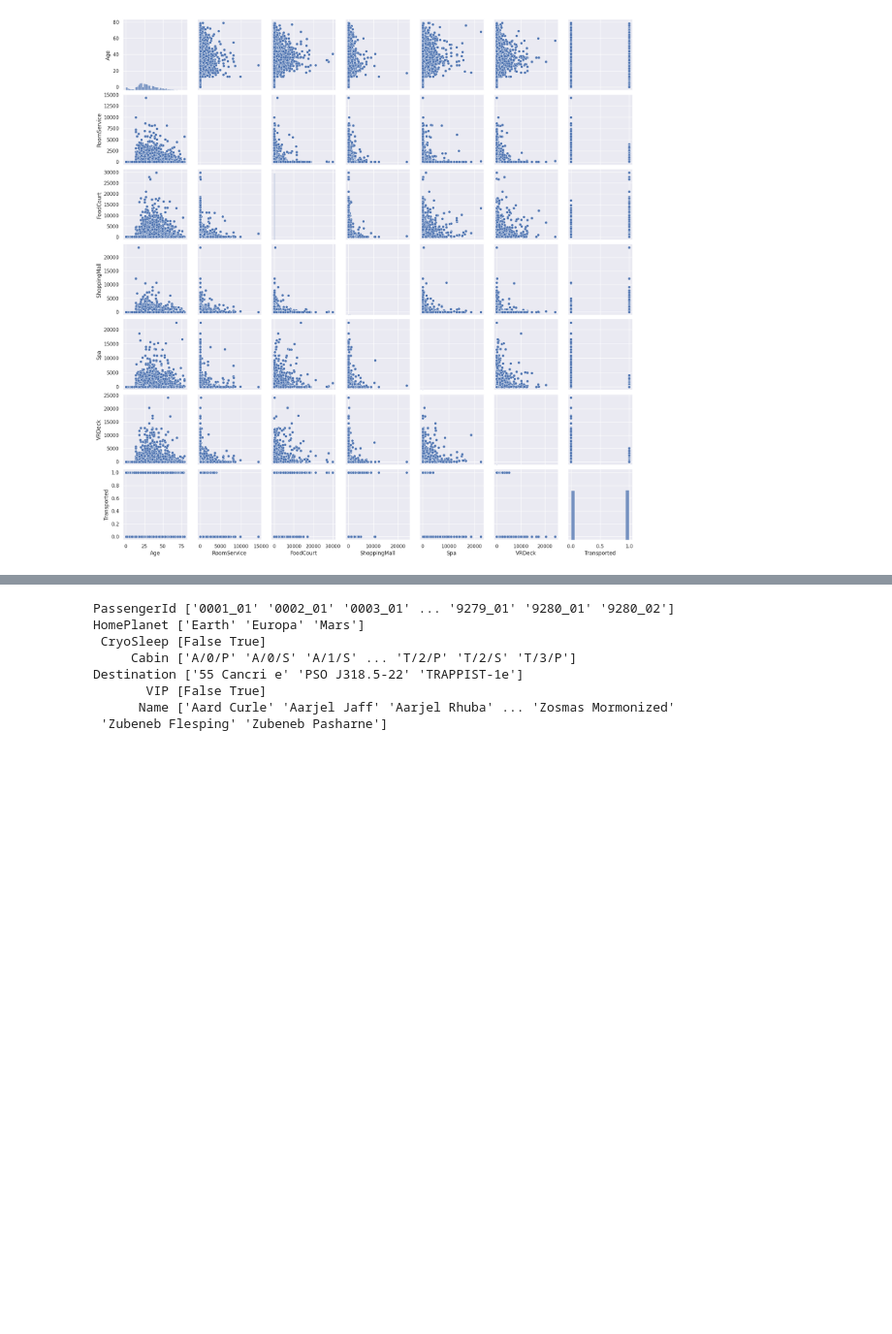
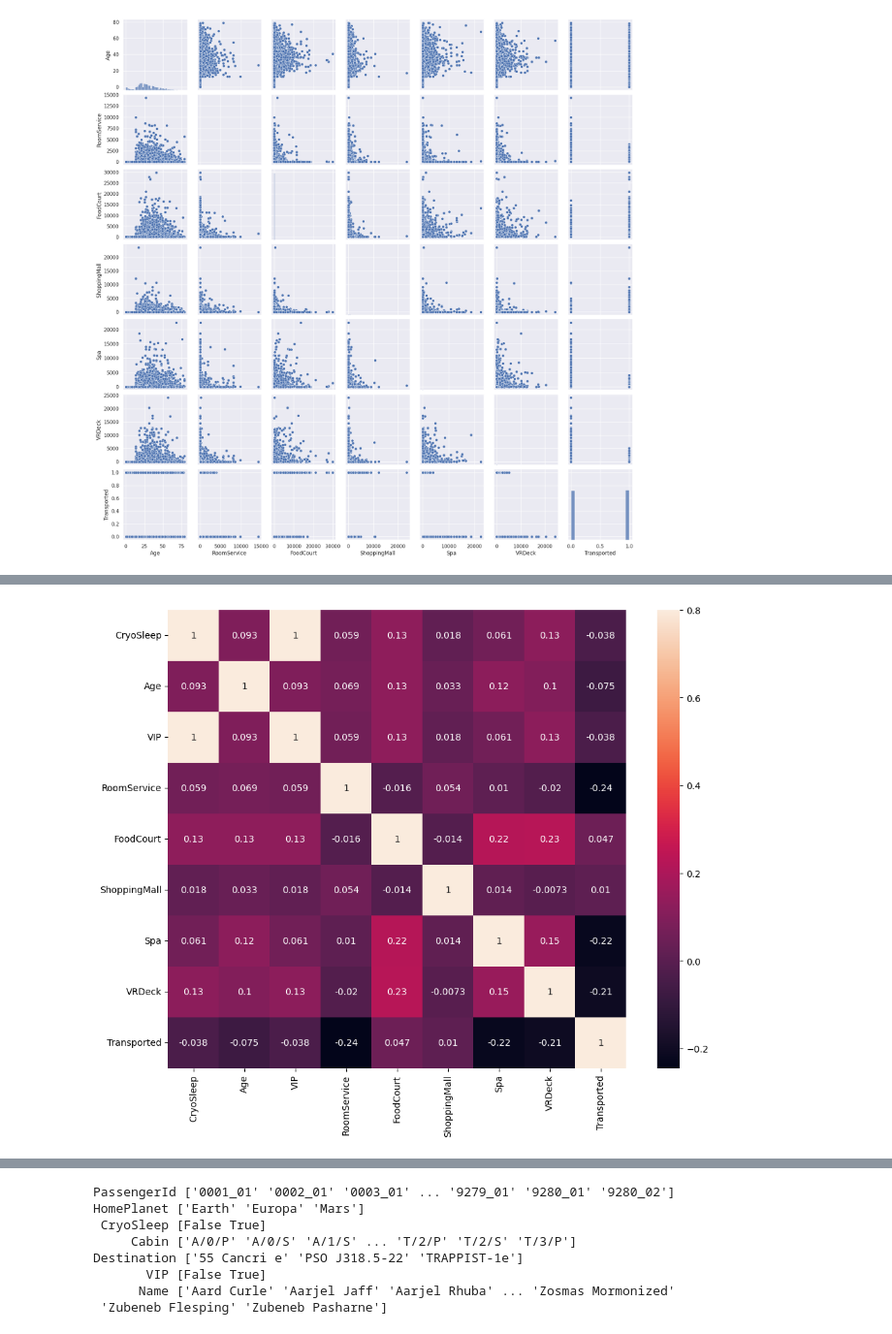
Before and after one commit to Sam-eb/Modelos-1-2026-2, a Jupyter notebook: Proyecto_Modelos_1.ipynb, the cells around one changed output, grey strips where cells are left out. Shown at 97% size. Cells and saved outputs as stored; diff of their text form; code cells hidden in the pictures; blank space fills up the shorter version.

```diff
--- a/Proyecto_Modelos_1.ipynb
+++ b/Proyecto_Modelos_1.ipynb
@@ -176 +173,24 @@ sns.heatmap(corrmat,annot = True, vmax=.8, square=True);
+# %%
+vip_bool = data_set["VIP"].to_list()
+vip_int = []
+for item in vip_bool:
+    if type(item) is type(False):
+        vip_int.append(int(item))
+    else:
+        vip_int.append(item)
+data_set["VIP"] = vip_int
+
+C_Sleep = data_set["CryoSleep"].to_list()
+C_Sleep_Int= []
+for item in vip_bool:
+    if type(item) is type(False):
+        C_Sleep_Int.append(int(item))
+    else:
+        C_Sleep_Int.append(item)
+data_set["CryoSleep"] = C_Sleep_Int
+corrmat = data_set._get_numeric_data().corr()
+f, ax = plt.subplots(figsize=(12, 9))
+sns.heatmap(corrmat,annot = True, vmax=.8, square=True);
+# %% [output]
+[figure, added]
 # %% [markdown]
```
Also changed, not shown: parts of 9 cells of this notebook.
